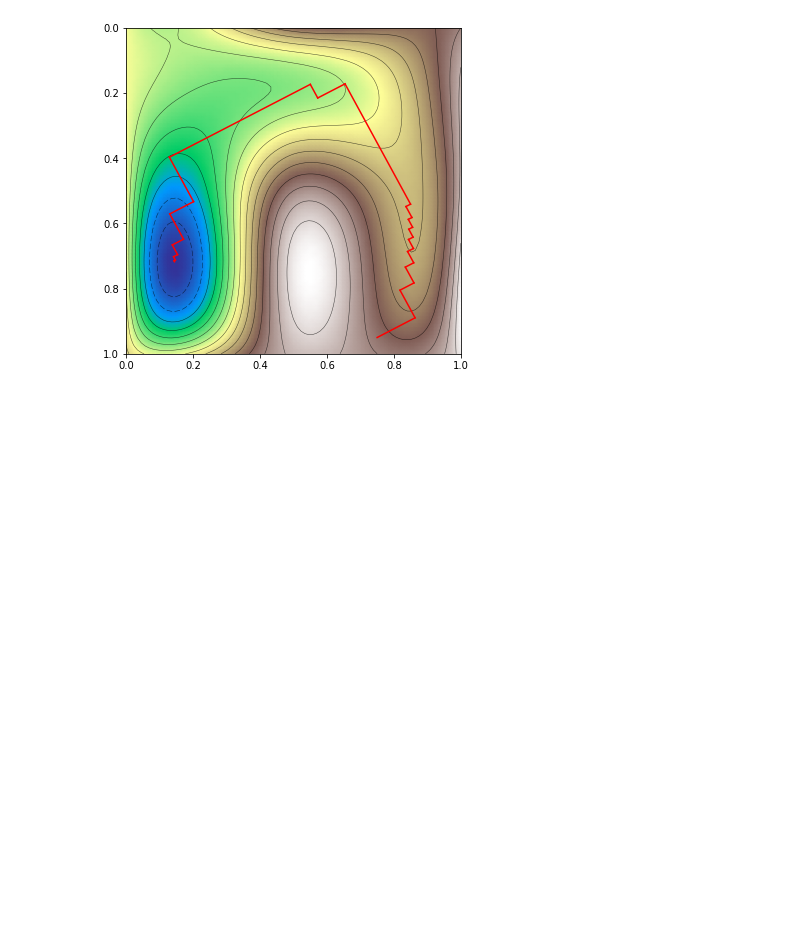
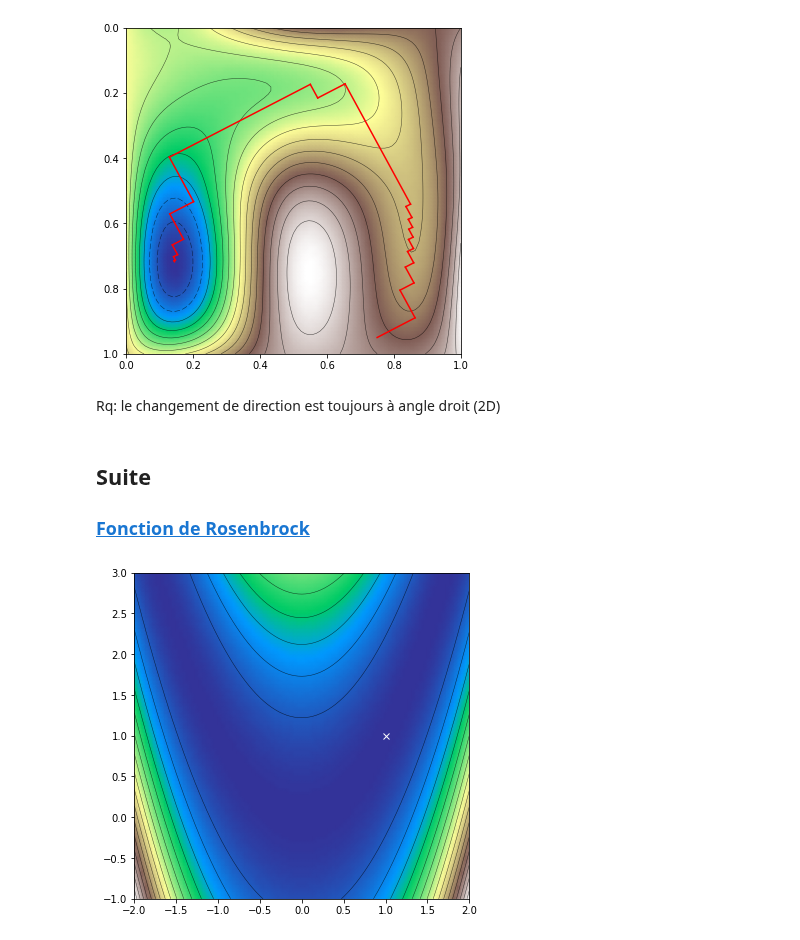
Before and after one commit to xdze2/xdze2.github.io-src, a Jupyter notebook: content/optimisation/gradientdescent.ipynb, the cells around one changed output. Saved outputs shown, nothing was run; the diff lists cells and outputs as text; code cells hidden in the pictures; blank space fills up the shorter version.

```diff
--- a/content/optimisation/gradientdescent.ipynb
+++ b/content/optimisation/gradientdescent.ipynb
@@ -101,3 +101,26 @@ plt.gca().invert_yaxis()
 plt.xlim([0, 1]);
 # %% [output]
 [figure]
+# %% [markdown]
+Rq: le changement de direction est toujours à angle droit (2D)
+# %% [markdown]
+## Suite
+
+### [Fonction de Rosenbrock](https://fr.wikipedia.org/wiki/Fonction_de_Rosenbrock)
+# %%
+def rosenbrock(X, Y):
+    return (1-X)**2 + 100*( Y - X**2 )**2
+# %%
+Xplot = np.linspace(-2, 2, 89)
+Yplot = np.linspace(-1, 3, 89)
+
+mXplot, mYplot = np.meshgrid( Xplot, Yplot )
+
+mZplot = rosenbrock( mXplot, mYplot )
+
+plt.figure(figsize=(6, 6))
+plt.pcolormesh(Xplot, Yplot, mZplot, cmap=cm.terrain , shading='gouraud')
+plt.contour( Xplot, Yplot, mZplot, 20, linewidths = 0.5, colors = 'k', antialiased=True, alpha=.7);
+plt.plot( 1, 1, 'wx'  );
+# %% [output]
+[figure, added]
```
Also changed, not shown: parts of 3 cells of this notebook, 1 other file.
